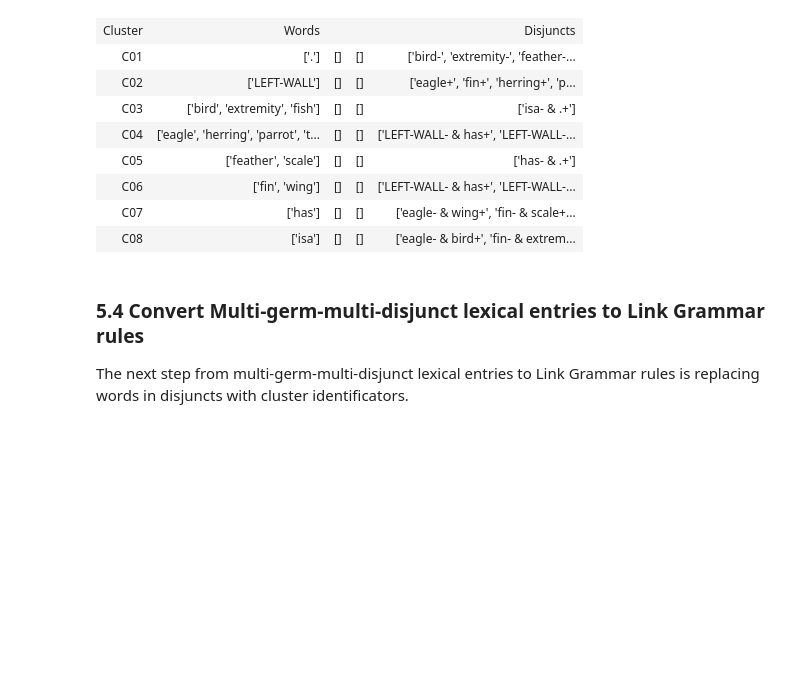
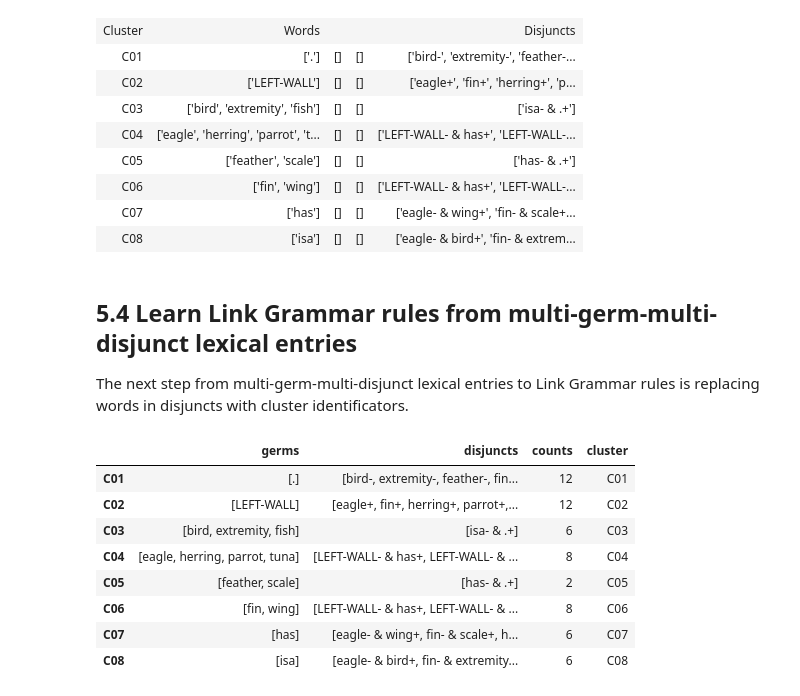
Before and after one commit to opencog/language-learning, a Jupyter notebook: notebooks/POC-Turtle-5-Lexical-Entries.ipynb, the cells around one changed output. Saved outputs shown, nothing was run; the diff lists cells and outputs as text; code cells hidden in the pictures; blank space fills up the shorter version.

```diff
--- a/notebooks/POC-Turtle-5-Lexical-Entries.ipynb
+++ b/notebooks/POC-Turtle-5-Lexical-Entries.ipynb
@@ -126,8 +125,20 @@ display(html_table([['Cluster','Words','','','Disjuncts']] + entries2rules(dfc))
 | C07 | ['has'] | [] | [] | ['eagle- & wing+', 'fin- & scale+... |
 | C08 | ['isa'] | [] | [] | ['eagle- & bird+', 'fin- & extrem... |
 # %% [markdown]
-### 5.4 Convert Multi-germ-multi-disjunct lexical entries to Link Grammar rules
+## 5.4 Learn Link Grammar rules from multi-germ-multi-disjunct lexical entries
 The next step from multi-germ-multi-disjunct lexical entries to Link Grammar rules is replacing words in disjuncts with cluster identificators.
+# %%
+dfc  # lexical_entries # 80307 tmp
+# %% [output]
+|  | germs | disjuncts | counts | cluster |
+| C01 | [.] | [bird-, extremity-, feather-, fin... | 12 | C01 |
+| C02 | [LEFT-WALL] | [eagle+, fin+, herring+, parrot+,... | 12 | C02 |
+| C03 | [bird, extremity, fish] | [isa- & .+] | 6 | C03 |
+| C04 | [eagle, herring, parrot, tuna] | [LEFT-WALL- & has+, LEFT-WALL- & ... | 8 | C04 |
+| C05 | [feather, scale] | [has- & .+] | 2 | C05 |
+| C06 | [fin, wing] | [LEFT-WALL- & has+, LEFT-WALL- & ... | 8 | C06 |
+| C07 | [has] | [eagle- & wing+, fin- & scale+, h... | 6 | C07 |
+| C08 | [isa] | [eagle- & bird+, fin- & extremity... | 6 | C08 |
 # %%
 from src.link_grammar.turtle import disjuncts2clusters
 rules = disjuncts2clusters(dfc)  # DataFrame
```
Also changed, not shown: parts of 18 cells of this notebook, 14 other files.
